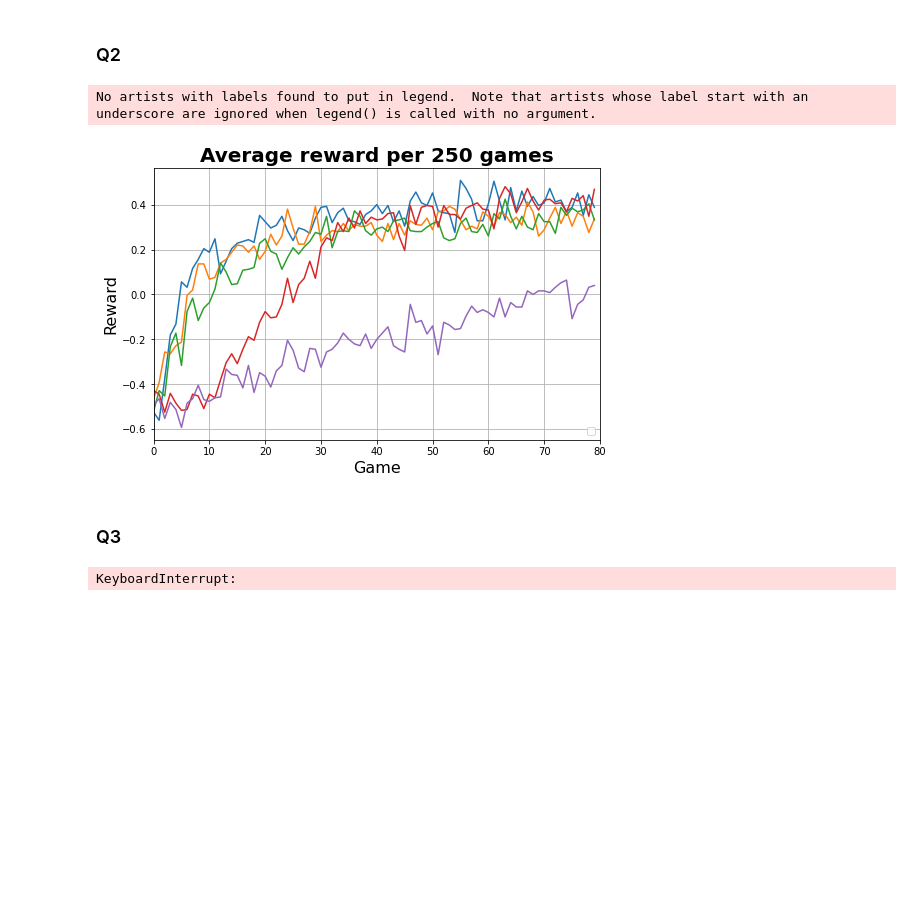
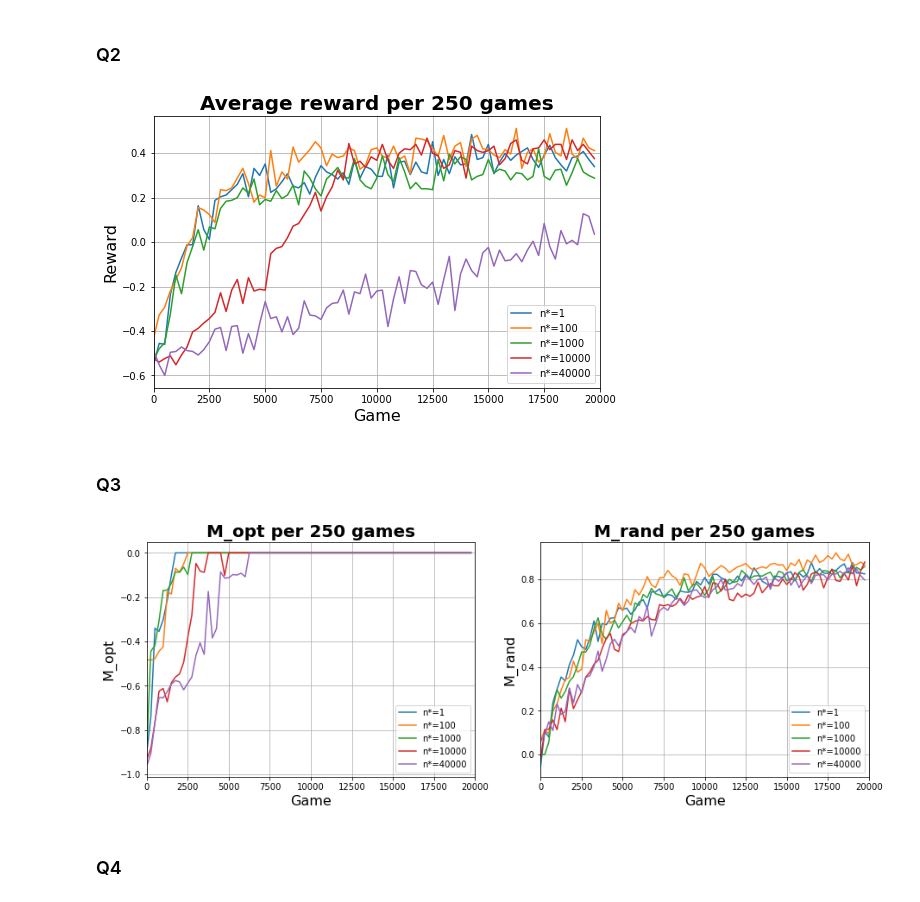
Before and after one commit to mismayil/ann-miniproject, a Jupyter notebook: QLearner.ipynb, the cells around one changed output. Cells and saved outputs as stored; diff of their text form; code cells hidden in the pictures; blank space fills up the shorter version.

```diff
--- a/QLearner.ipynb
+++ b/QLearner.ipynb
@@ -61,61 +116,39 @@ EPS_MIN = 0.1
 EPS_MAX = 0.8
 n_stars = [1, 100, 1000, 10000, 40000]
 n_star_players = []
-get_epsilon = lambda n: max(EPS_MIN, EPS_MAX * (1 - n / n_star))
+
 
 for n_star in n_stars:
+    get_epsilon = lambda n, n_star=n_star: max(EPS_MIN, EPS_MAX * (1 - n / n_star))
     suboptimal_player = OptimalPlayer(epsilon=0.5)
     q_player = QPlayer(epsilon=get_epsilon, log_every=250)
     play(suboptimal_player, q_player, episodes=20000)
     n_star_players.append(q_player)
+
+save_stats(players=n_star_players, path='answers/Q2.npy')
 # %%
-plot_average_stats(n_star_players)
+plot_average_rewards(stats_path='answers/Q2.npy', labels=[f'n*={n_star}' for n_star in n_stars])
 # %% [output]
-No artists with labels found to put in legend.  Note that artists whose label start with an underscore are ignored when legend() is called with no argument.
-[figure, old version]
+[figure, new version]
 # %% [markdown]
 ### Q3
-# %%
-def plot_m_values(players, test_every=250, labels=None):
-    fig, axes = plt.subplots(1, 2, figsize=(15, 5))
-
-    for i, player in enumerate(players):
-        if labels is not None:
-            label = labels[i]
-        else:
-            label = None if callable(player.epsilon) else f"eps={player.epsilon}"
-        game_ids = list(range(len(player.m_values["m_opt"])))
-        axes[0].plot(game_ids, player.m_values["m_opt"], label=label)
-        axes[1].plot(game_ids, player.m_values["m_rand"], label=label)
-
-
-    axes[0].set_title(f'M_opt per {test_every} games', fontsize=20, fontweight='bold')
-    axes[0].set_xlabel('Game', fontsize=16)
-    axes[0].set_ylabel('M_opt', fontsize=16)
-    axes[0].set_xlim([0, len(game_ids)])
-    axes[0].legend()
-    axes[1].grid()
-
-    axes[1].set_title(f'M_rand per {test_every} games', fontsize=20, fontweight='bold')
-    axes[1].set_xlabel('Game', fontsize=16)
-    axes[1].set_ylabel('M_rand', fontsize=16)
-    axes[0].set_xlim([0, len(game_ids)])
-    axes[1].legend()
-    axes[1].grid()
-
-    plt.legend()
-    plt.show()
 # %%
 EPS_MIN = 0.1
 EPS_MAX = 0.8
 n_stars = [1, 100, 1000, 10000, 40000]
 n_star_players = []
-get_epsilon = lambda n: max(EPS_MIN, EPS_MAX * (1 - n / n_star))
 
 for n_star in n_stars:
+    get_epsilon = lambda n, n_star=n_star: max(EPS_MIN, EPS_MAX * (1 - n / n_star))
     suboptimal_player = OptimalPlayer(epsilon=0.5)
     q_player = QPlayer(epsilon=get_epsilon, log_every=250, test_every=250)
     play(suboptimal_player, q_player, episodes=20000)
     n_star_players.append(q_player)
+
+save_stats(players=n_star_players, path='answers/Q3.npy')
-# %% [output]
-KeyboardInterrupt:
+# %%
+plot_m_values(stats_path='answers/Q3.npy', labels=[f"n*={n_star}" for n_star in n_stars])
+# %% [output]
+[figure, added]
+# %% [markdown]
+### Q4
```
Also changed, not shown: parts of 15 cells of this notebook, 6 other files.
